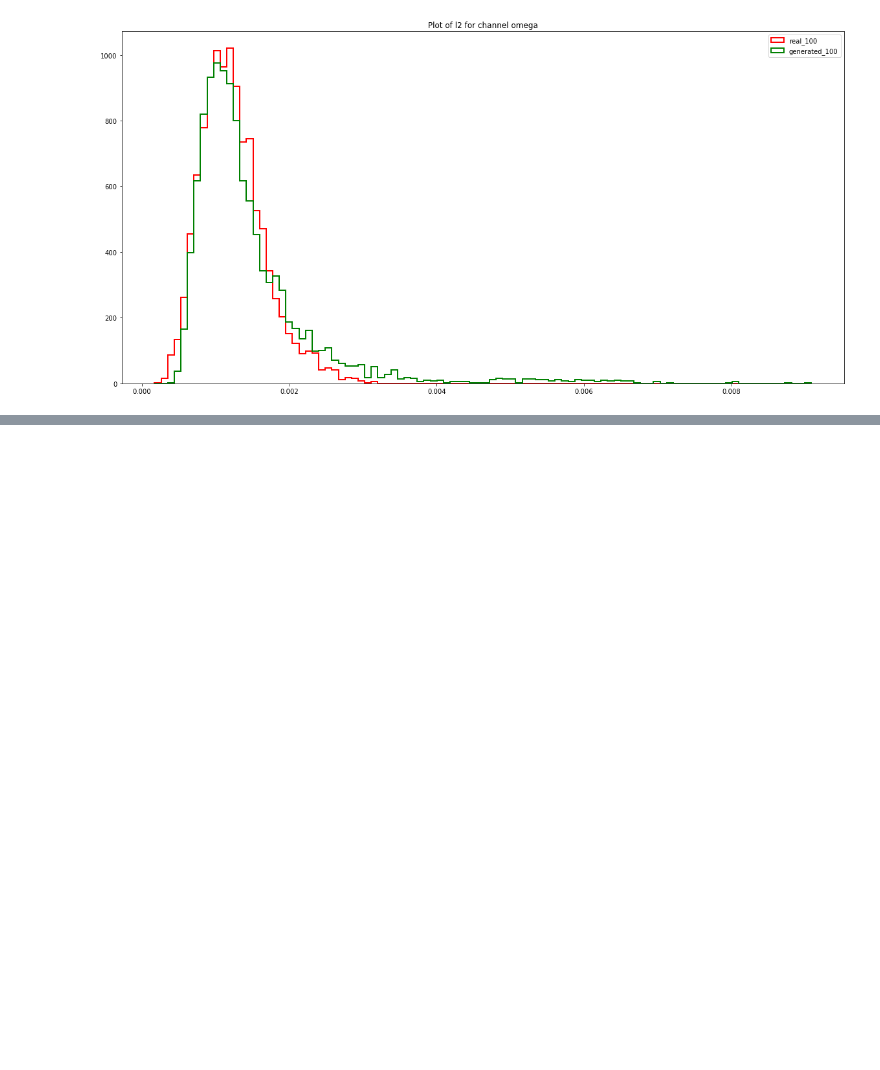
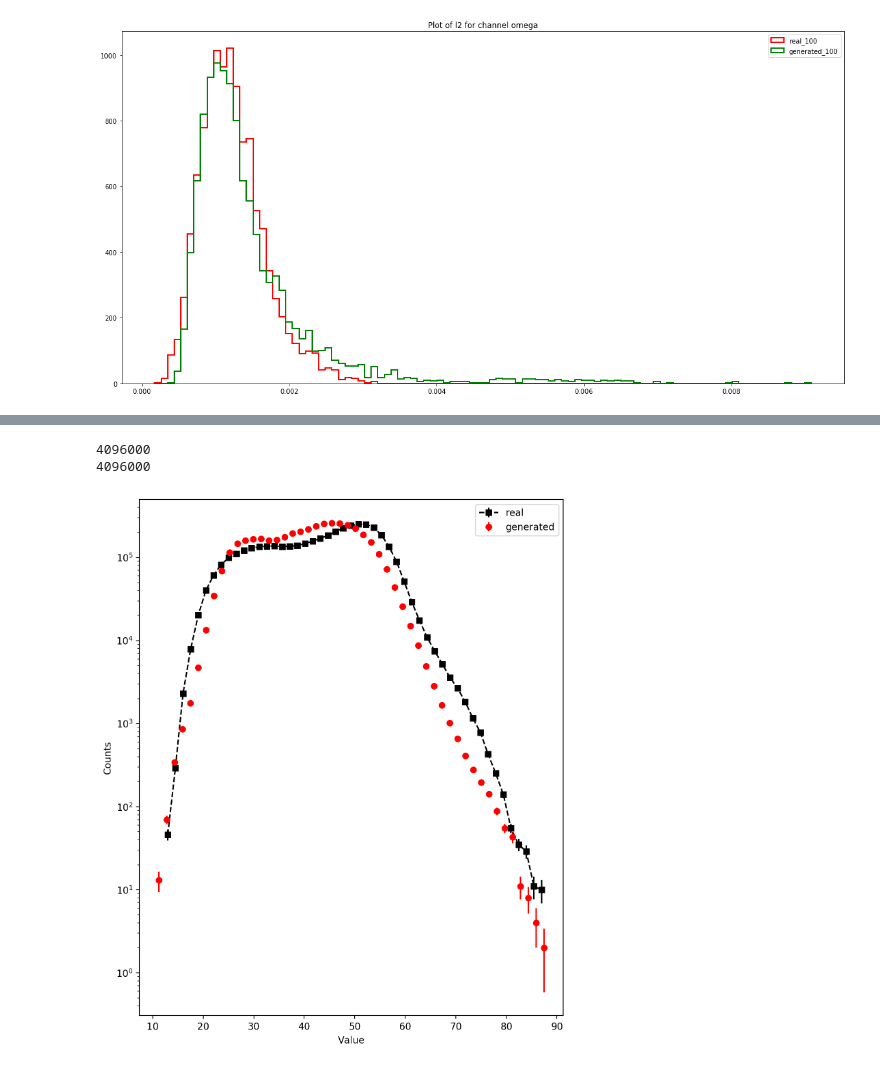
Before and after one commit to rishabh135/climate_stylegan, a Jupyter notebook: jupyter_notebooks/StyleGAN_v1_results_working.ipynb, the cells around one changed output, grey strips where cells are left out. Drawn from its saved outputs; the diff is of its cells as text; code cells hidden in the pictures; blank space fills up the shorter version.

```diff
--- a/jupyter_notebooks/StyleGAN_v1_results_working.ipynb
+++ b/jupyter_notebooks/StyleGAN_v1_results_working.ipynb
@@ -1126,0 +1320,7 @@ for chan in range(channels):
+# %%
+# power_spectra_image, spectra_vals = pspect(prec_generated_data, cropped_normalized_prec_data[-500:])
+pixhistogram_image, pix_vals = pixhist(prw_generated_data[-250:], cropped_prw_original_data[-250:])
+# %% [output]
+4096000
+4096000
+[figure, added]
```
Also changed, not shown: parts of 6 cells of this notebook, 5 other files.
